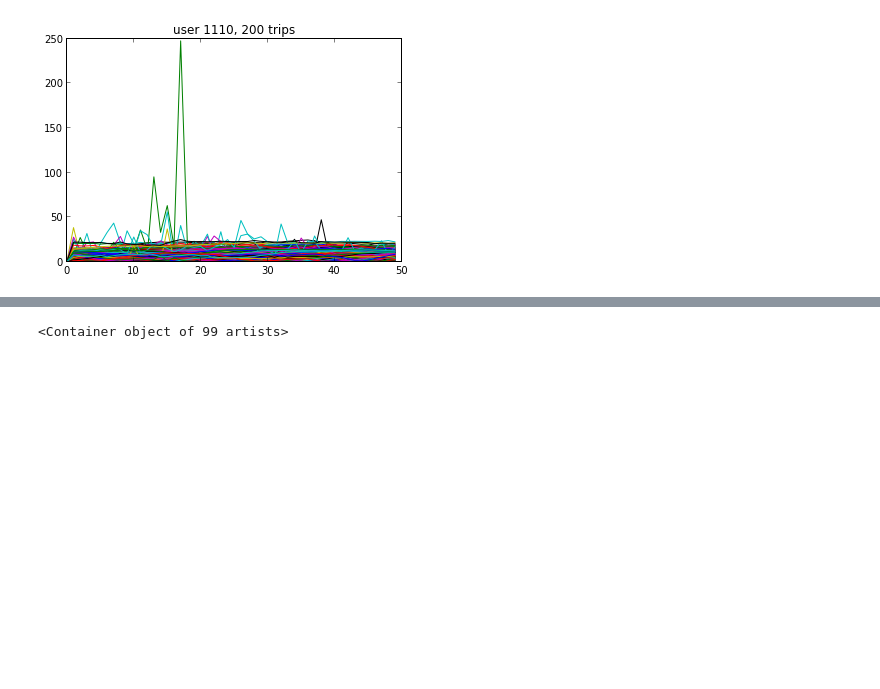
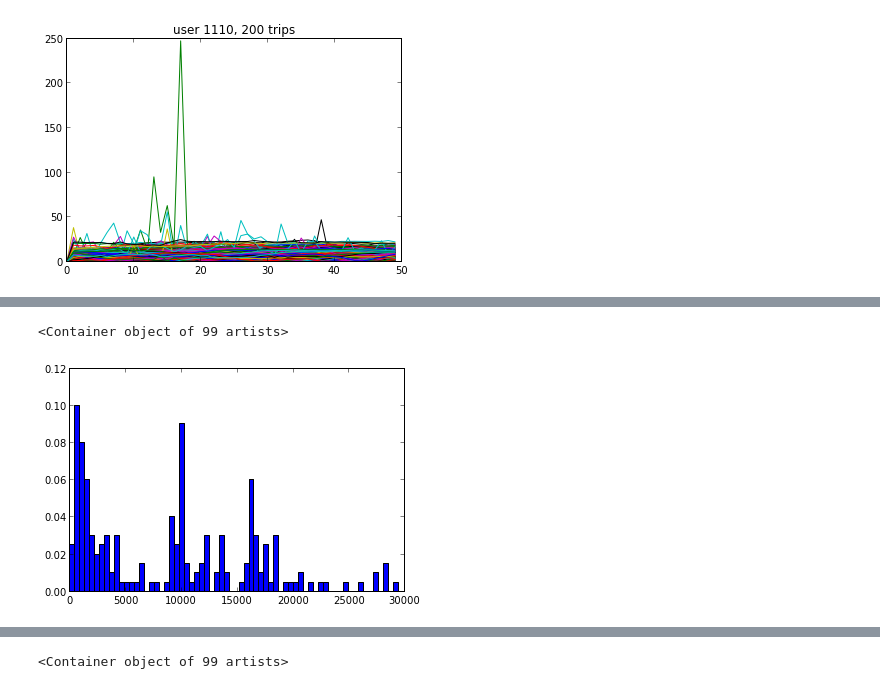
Before and after one commit to freinque/axa_dataset, a Jupyter notebook: prel_feat_01.ipynb, the cells around one changed output, grey strips where cells are left out. Saved outputs shown, nothing was run; the diff lists cells and outputs as text; code cells hidden in the pictures; blank space fills up the shorter version.

```diff
--- a/prel_feat_01.ipynb
+++ b/prel_feat_01.ipynb
@@ -242,5 +266,6 @@ averages['trip_dura'] = grouped_trips['time'].apply(np.max)
 # %%
 max_trip_dura = np.max(averages['trip_dura'])
+max_trip_dist = np.max(averages['trip_dist'])
 # %%
 def plot_hist(np_hist):
     return plt.bar(np_hist[1][:-1],np_hist[0]/float( np.sum(np_hist[0]) ), width=np_hist[1][1]-np_hist[1][0] )
@@ -259,0 +285,6 @@ averages_u[:5]
+# %%
+hist_u_trip_dist = np.histogram(averages_u['trip_dist'],bins=np.linspace(0,max_trip_dist,num=100))
+plot_hist(hist_u_trip_dist)
+# %% [output]
+<Container object of 99 artists>
+[figure, added]
```
Also changed, not shown: parts of 8 cells of this notebook.
